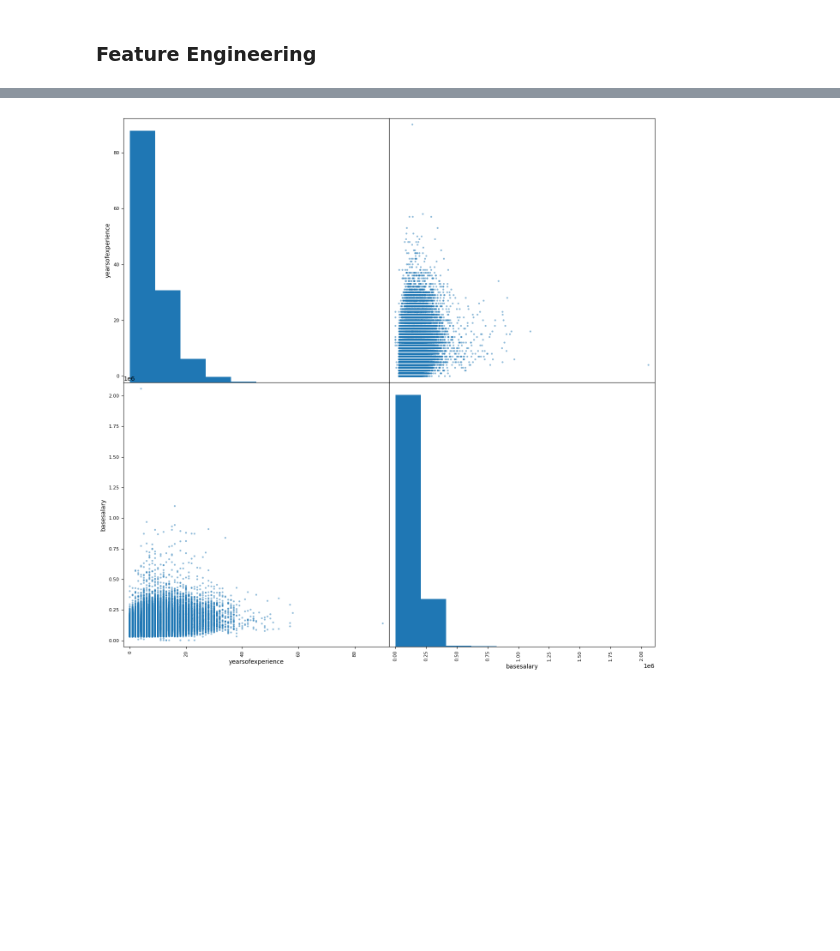
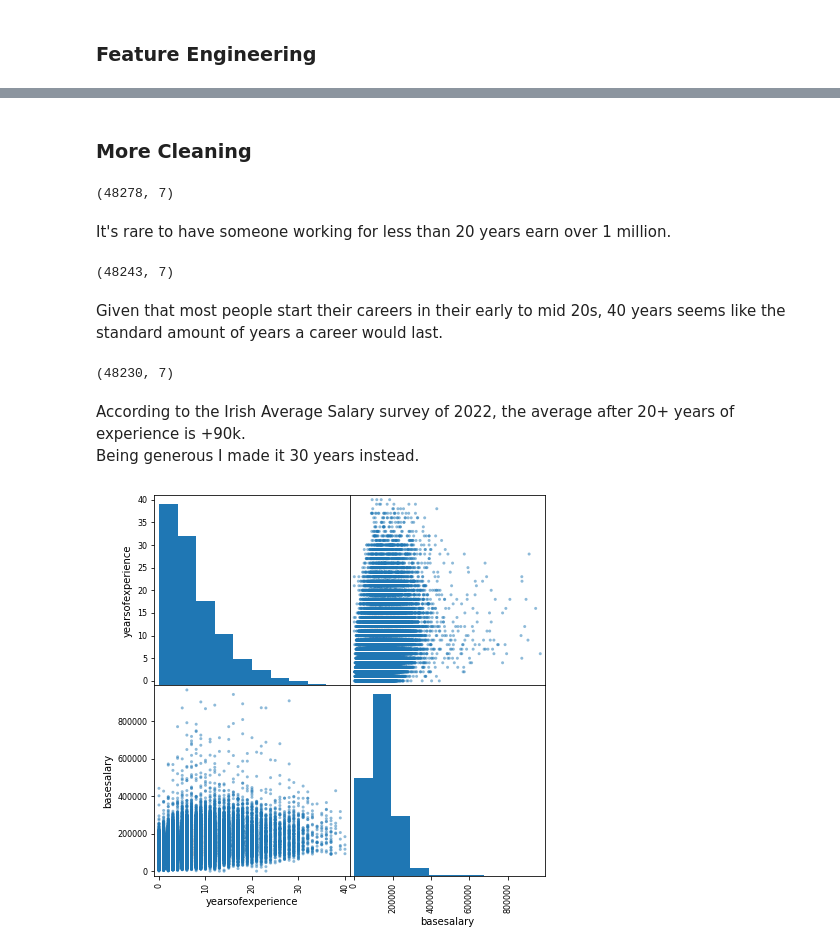
Before and after one commit to nwoik/4th-year, a Jupyter notebook: AI/CA/ai1.ipynb, the cells around one changed output, grey strips where cells are left out. Drawn from its saved outputs; the diff is of its cells as text; code cells hidden in the pictures; blank space fills up the shorter version.

```diff
--- a/AI/CA/ai1.ipynb
+++ b/AI/CA/ai1.ipynb
@@ -197,5 +216,5 @@ dev_df, test_df = train_test_split(df, train_size=0.8, random_state=2)
 # %% [markdown]
 <h2>Data Exploration</h2>
 # %%
-copy_df = df.copy()
+copy_df = dev_df.copy()
 # %%
@@ -220,7 +250,41 @@ copy_df.loc[copy_df["basesalary"] <= 1000, 'basesalary'] *= 1000
+# %% [markdown]
+<h3>More Cleaning</h3>
+# %%
+# drops anyone who makes over a million with under 20 years of experience
+copy_df.drop((copy_df[(copy_df["basesalary"] > 1000000) & (copy_df["yearsofexperience"] < 20)]).index, inplace = True)
+copy_df.shape
+# %% [output]
+(48278, 7)
+# %% [markdown]
+<p>
+    It's rare to have someone working for less than 20 years earn over 1 million. <br>
+
+</p>
+# %%
+# drops anyone who's worked over 40 years
+copy_df.drop(copy_df[copy_df["yearsofexperience"] > 40].index, inplace = True)
+copy_df.shape
+# %% [output]
+(48243, 7)
+# %% [markdown]
+<p>
+    Given that most people start their careers in their early to mid 20s, 40 years seems like the standard amount of years a career would last.
+</p>
+# %%
+# drops anyone who makes under 90k with over 30 years of experience
+copy_df.drop((copy_df[(copy_df["basesalary"] < 90000) & (copy_df["yearsofexperience"] > 30)]).index, inplace = True)
+copy_df.shape
+# %% [output]
+(48230, 7)
+# %% [markdown]
+<p>
+    According to the Irish Average Salary survey of 2022, the average after 20+ years of experience is +90k.<br>
+    Being generous I made it 30 years instead.
+</p>
 # %%
-plot = scatter_matrix(copy_df, figsize=(16,16))
+plot = scatter_matrix(copy_df, figsize=(7,7))
 # %% [output]
-[figure, old version]
+[figure, new version]
 # %%
 heatmap(copy_df.corr(), annot=True)
 # %% [output]
```
Also changed, not shown: parts of 42 cells of this notebook, 2 other files.
